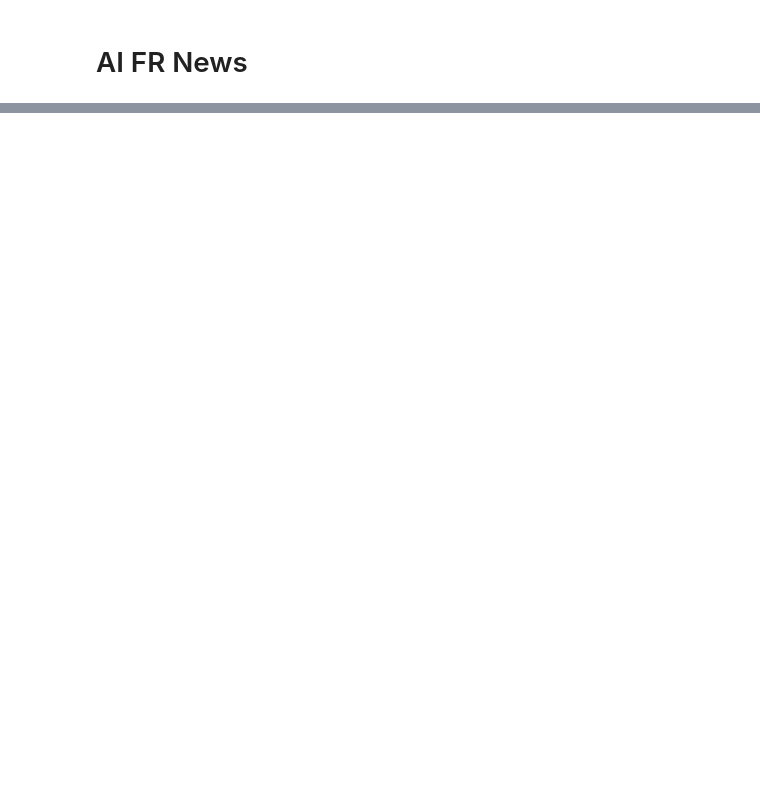
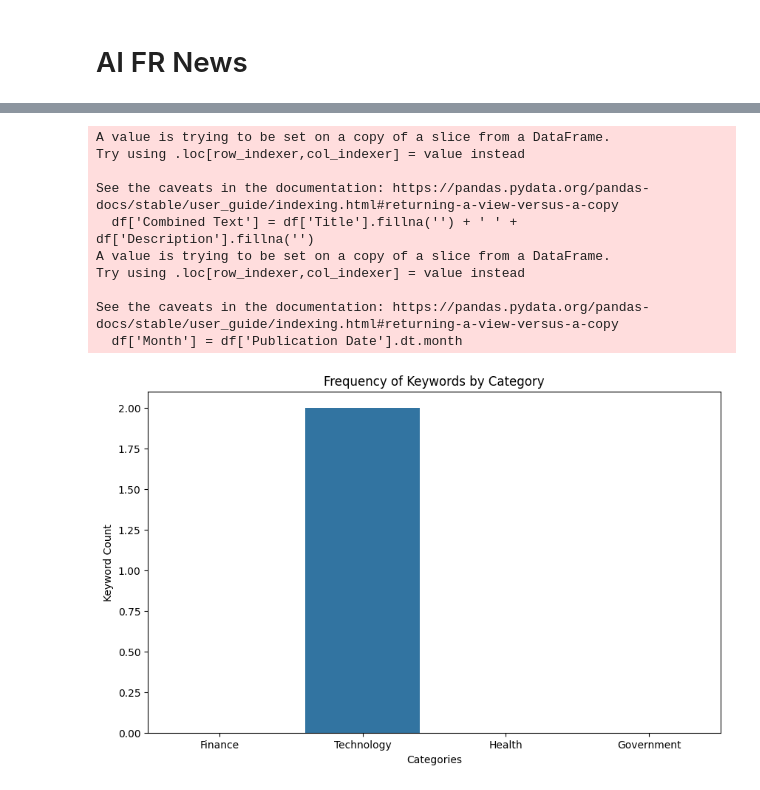
Before and after one commit to Jhonnatan7br/Impact-of-AI-in-organizations, a Jupyter notebook: 3. Data_experiments/3_FRnews_AI.ipynb, the cells around one changed output, grey strips where cells are left out. Drawn from its saved outputs; the diff is of its cells as text; code cells hidden in the pictures; blank space fills up the shorter version.

```diff
--- a/3. Data_experiments/3_FRnews_AI.ipynb
+++ b/3. Data_experiments/3_FRnews_AI.ipynb
@@ -11,3 +11,63 @@ DS.head()
 | 2 | FAQ du Volontariat International | https://mon-vie-via.businessfranc... | Contrat, salaire, logement, dépla... | NaN |
 | 3 | Keep an AI on France #2: Educatio... | https://world.businessfrance.fr/n... | NaN | NaN |
 | 4 | AI France SUMMIT 2020 : l’Intelli... | https://www.techtalks.fr/ai-franc... | Près de 2500 participants sont co... | 04/03/2020 |
+# %%
+import matplotlib.pyplot as plt
+import seaborn as sns
+from datetime import datetime
+import numpy as np
+df = DS
+
+# Preprocess and clean the data
+# Convert 'Publication Date' to datetime format and handle missing values
+df['Publication Date'] = pd.to_datetime(df['Publication Date'], errors='coerce')
+
+# Drop rows with missing or invalid 'Publication Date'
+df = df.dropna(subset=['Publication Date'])
+
+# Hypothesis 1: Trend Over Time
+# Group by year and count the number of articles per year
+df_yearly = df['Publication Date'].dt.year.value_counts().sort_index()
+
+# Hypothesis 2: Content Analysis
+# Combine title and description into a single text column, then count the occurrence of key AI-related words
+df['Combined Text'] = df['Title'].fillna('') + ' ' + df['Description'].fillna('')
+keywords = ['AI', 'artificial intelligence', 'machine learning', 'automation', 'robotics']
+keyword_counts = {keyword: df['Combined Text'].str.contains(keyword, case=False, na=False).sum() for keyword in keywords}
+
+# Hypothesis 3: Publication Date Analysis
+# Extract the month from the 'Publication Date' and count the number of articles per month
+df['Month'] = df['Publication Date'].dt.month
+monthly_counts = df['Month'].value_counts().sort_index()
+
+# Enhancing the categories with additional keywords
+categories_enhanced = {
+    'Finance': ['finance', 'économie', 'budget', 'fiscal', 'investment', 'market', 'economy', 'trading'],
+    'Technology': ['numérique', 'technologie', 'innovation', 'digital', 'AI', 'data', 'software', 'internet'],
+    'Health': ['santé', 'médical', 'soins', 'health', 'medicine', 'wellness', 'care', 'pharmacy'],
+    'Government': ['gouvernement', 'politique', 'législation', 'régulation', 'law', 'policy', 'regulation', 'administration']
+}
+
+# Count the occurrence of keywords in each category
+category_counts = {category: sum(df['Combined Text'].str.contains(keyword, case=False, na=False).sum() for keyword in keywords)
+                   for category, keywords in categories_enhanced.items()}
+
+# Plotting the graph for category-wise keyword frequency
+plt.figure(figsize=(10, 6))
+sns.barplot(x=list(category_counts.keys()), y=list(category_counts.values()))
+plt.title('Frequency of Keywords by Category')
+plt.xlabel('Categories')
+plt.ylabel('Keyword Count')
+plt.show()
+# %% [output]
+A value is trying to be set on a copy of a slice from a DataFrame.
+Try using .loc[row_indexer,col_indexer] = value instead
+
+See the caveats in the documentation: https://pandas.pydata.org/pandas-docs/stable/user_guide/indexing.html#returning-a-view-versus-a-copy
+  df['Combined Text'] = df['Title'].fillna('') + ' ' + df['Description'].fillna('')
+A value is trying to be set on a copy of a slice from a DataFrame.
+Try using .loc[row_indexer,col_indexer] = value instead
+
+See the caveats in the documentation: https://pandas.pydata.org/pandas-docs/stable/user_guide/indexing.html#returning-a-view-versus-a-copy
+  df['Month'] = df['Publication Date'].dt.month
+[figure, added]
```
Also changed, not shown: parts of 2 cells of this notebook, 2 other files.
